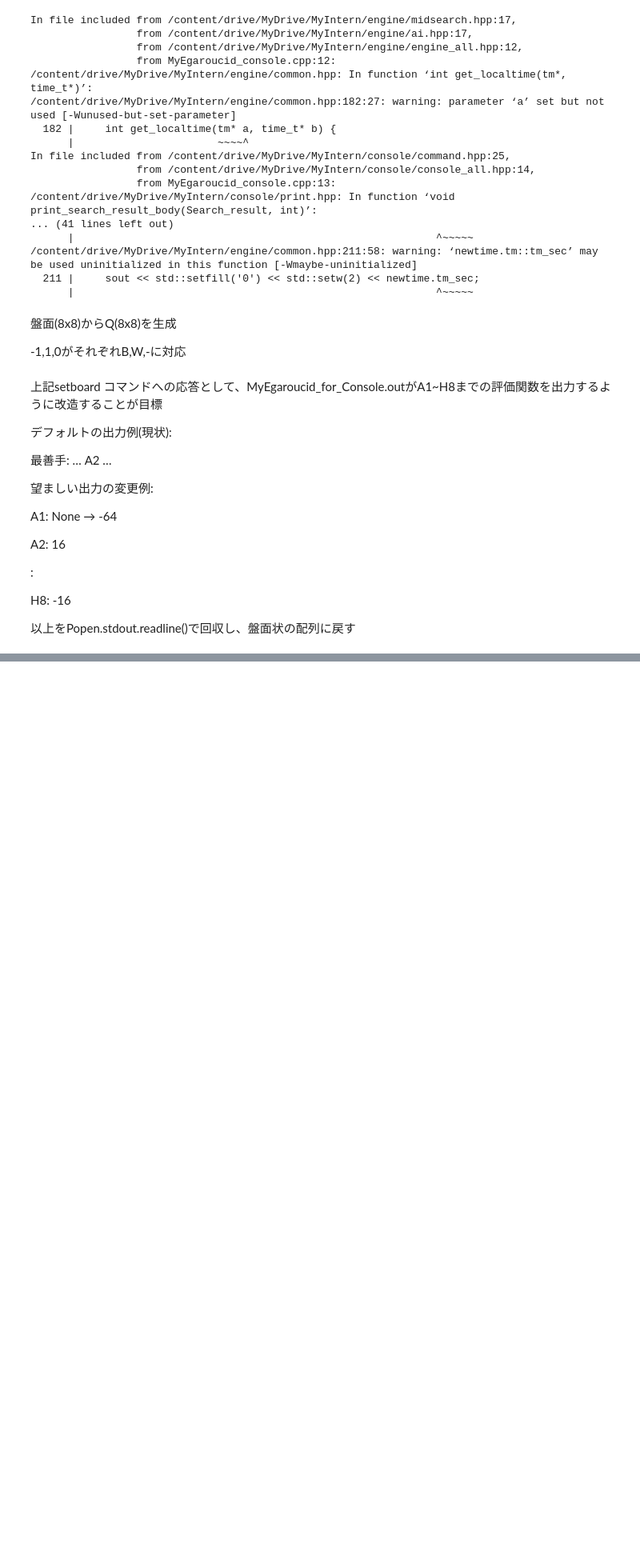
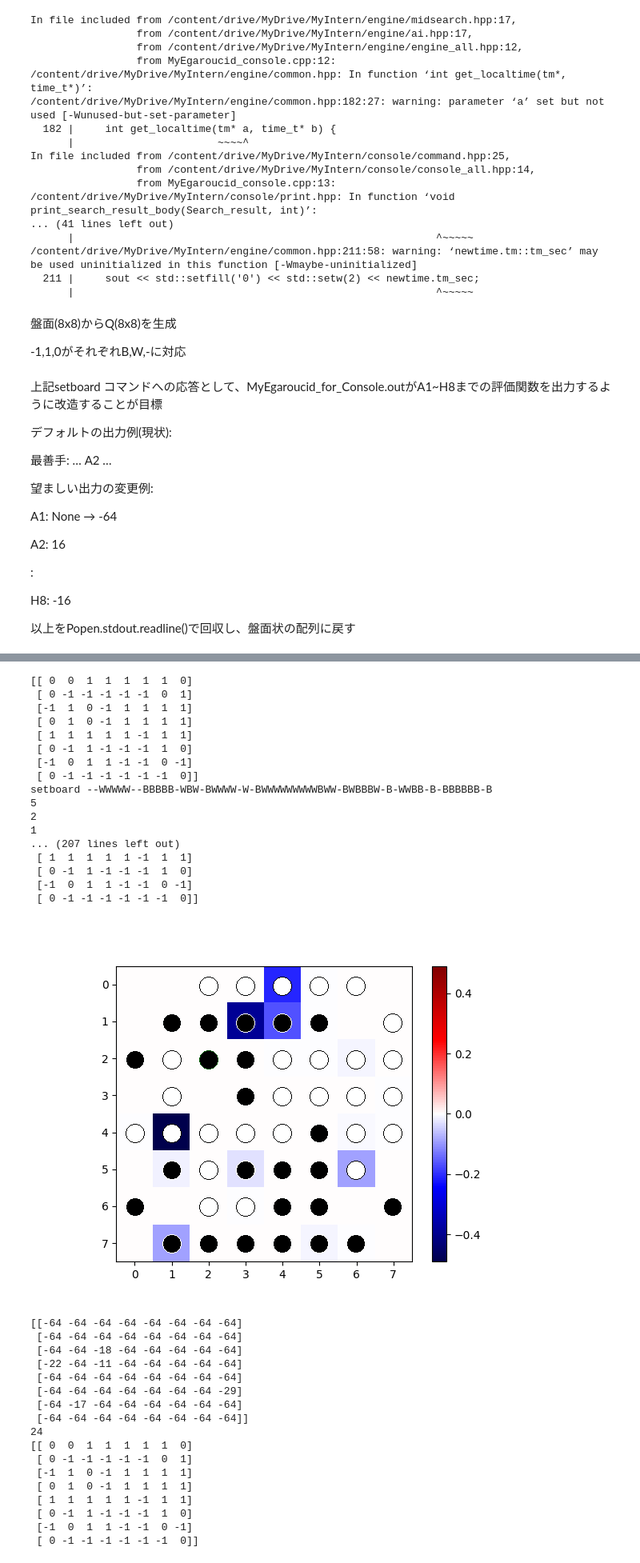
Before and after one commit to KKitamuraCCE/MyEgaroucid, a Jupyter notebook: MyEgaroucid.ipynb, the cells around one changed output, grey strips where cells are left out. Shown: that part at 80% size. Cells and saved outputs as stored; diff of their text form; code cells hidden in the pictures; blank space fills up the shorter version.

```diff
--- a/MyEgaroucid.ipynb
+++ b/MyEgaroucid.ipynb
@@ -991,13 +991,13 @@ def evaluation(board, turn, myegaroucid: subprocess.Popen):
     for i in range(64):
         if board[i] == 1:
             boardIO_list[i] = 'W'
-        elif -1*board[i] == 1:
+        elif board[i] == -1:
             boardIO_list[i] = 'B'
     boardIO = ''.join(boardIO_list)
     cmd_ln_in += boardIO
     if turn == 1:
         cmd_ln_in += 'W'
-    elif -1*turn == 1:
+    elif turn == -1:
         cmd_ln_in += 'B'
     print(cmd_ln_in)
 
@@ -1409,0 +1587,55 @@ for a in range(64):
+# %%
+
+turn = -1
+
+
+
+
+board_0 = numpy.array([[0,0,1,1,1,1,1,0],
+                    [0,-1,-1,-1,-1,-1,0,1],
+                    [-1,1,0,-1,1,1,1,1],
+                    [0,1,0,-1,1,1,1,1],
+                    [1,1,1,1,1,-1,1,1],
+                    [0,-1,1,-1,-1,-1,1,0],
+                    [-1,0,1,1,-1,-1,0,-1],
+                    [0,-1,-1,-1,-1,-1,-1,0]])#full((8,8),-1)
+
+
+
+SARFA(board_0,turn = -1)
+# %% [output]
+[[ 0  0  1  1  1  1  1  0]
+ [ 0 -1 -1 -1 -1 -1  0  1]
+ [-1  1  0 -1  1  1  1  1]
+ [ 0  1  0 -1  1  1  1  1]
+ [ 1  1  1  1  1 -1  1  1]
+ [ 0 -1  1 -1 -1 -1  1  0]
+ [-1  0  1  1 -1 -1  0 -1]
+ [ 0 -1 -1 -1 -1 -1 -1  0]]
+setboard --WWWWW--BBBBB-WBW-BWWWW-W-BWWWWWWWWWBWW-BWBBBW-B-WWBB-B-BBBBBB-B
+5
+2
+1
+... (207 lines left out)
+ [ 1  1  1  1  1 -1  1  1]
+ [ 0 -1  1 -1 -1 -1  1  0]
+ [-1  0  1  1 -1 -1  0 -1]
+ [ 0 -1 -1 -1 -1 -1 -1  0]]
+[figure, added]
+[[-64 -64 -64 -64 -64 -64 -64 -64]
+ [-64 -64 -64 -64 -64 -64 -64 -64]
+ [-64 -64 -18 -64 -64 -64 -64 -64]
+ [-22 -64 -11 -64 -64 -64 -64 -64]
+ [-64 -64 -64 -64 -64 -64 -64 -64]
+ [-64 -64 -64 -64 -64 -64 -64 -29]
+ [-64 -17 -64 -64 -64 -64 -64 -64]
+ [-64 -64 -64 -64 -64 -64 -64 -64]]
+24
+[[ 0  0  1  1  1  1  1  0]
+ [ 0 -1 -1 -1 -1 -1  0  1]
+ [-1  1  0 -1  1  1  1  1]
+ [ 0  1  0 -1  1  1  1  1]
+ [ 1  1  1  1  1 -1  1  1]
+ [ 0 -1  1 -1 -1 -1  1  0]
+ [-1  0  1  1 -1 -1  0 -1]
+ [ 0 -1 -1 -1 -1 -1 -1  0]]
```
Also changed, not shown: parts of 9 cells of this notebook.
